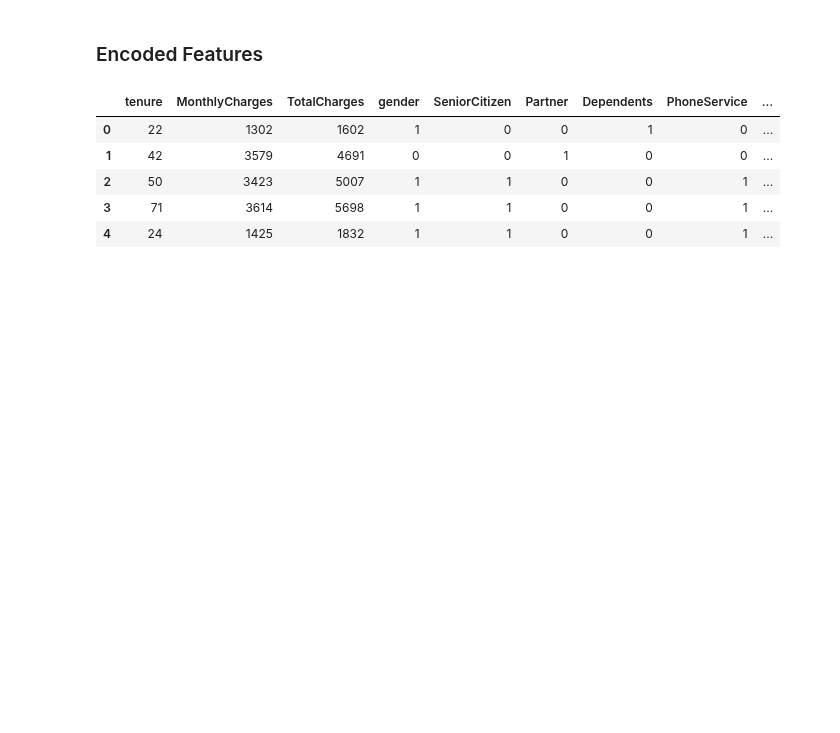
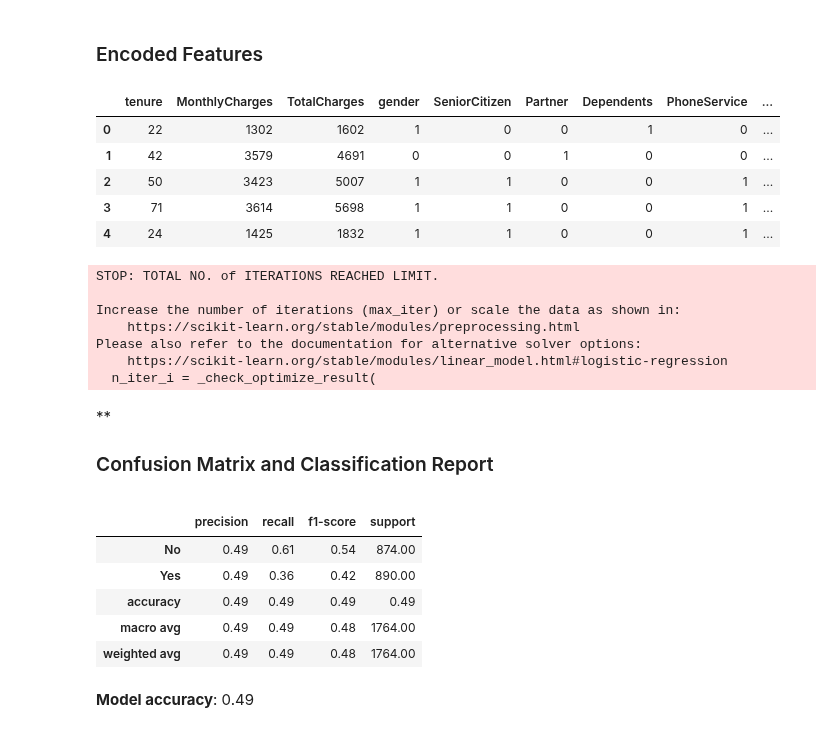
Before and after one commit to huixincai/customer-churn-analysis, a Jupyter notebook: Customer-churn-Analysis.ipynb, the cells around one changed output. Saved outputs shown, nothing was run; the diff lists cells and outputs as text; code cells hidden in the pictures; blank space fills up the shorter version.

```diff
--- a/Customer-churn-Analysis.ipynb
+++ b/Customer-churn-Analysis.ipynb
@@ -657,20 +656,37 @@ X_encoded.head()
 # %%
 # Split the dataset into training and testing sets
 X_train, X_test, y_train, y_test = train_test_split(X_encoded, y, test_size=0.3, random_state=42)
 
 # Initialize the logistic regression model
 model = LogisticRegression()
 
 # Fit the model on the training data
 model.fit(X_train, y_train)
 
 # Predict on the test data
 y_pred = model.predict(X_test)
 
 # Calculate accuracy
 accuracy = accuracy_score(y_test, y_pred)
-print(f"Accuracy: {accuracy:.2f}")
 
-# Display classification report
-print("Classification Report:")
-print(classification_report(y_test, y_pred))
+cr = classification_report(y_test, y_pred, output_dict=True)
+
+display(Markdown(f'**<h3> Confusion Matrix and Classification Report'))
+display(pd.DataFrame(cr).T.style.format(precision=2))
+Markdown(f'**Model accuracy**: {accuracy:.2f}')
+# %% [output]
+STOP: TOTAL NO. of ITERATIONS REACHED LIMIT.
+
+Increase the number of iterations (max_iter) or scale the data as shown in:
+    https://scikit-learn.org/stable/modules/preprocessing.html
+Please also refer to the documentation for alternative solver options:
+    https://scikit-learn.org/stable/modules/linear_model.html#logistic-regression
+  n_iter_i = _check_optimize_result(
+**<h3> Confusion Matrix and Classification Report
+|  | precision | recall | f1-score | support |
+| No | 0.49 | 0.61 | 0.54 | 874.00 |
+| Yes | 0.49 | 0.36 | 0.42 | 890.00 |
+| accuracy | 0.49 | 0.49 | 0.49 | 0.49 |
+| macro avg | 0.49 | 0.49 | 0.48 | 1764.00 |
+| weighted avg | 0.49 | 0.49 | 0.48 | 1764.00 |
+**Model accuracy**: 0.49
```
Also changed, not shown: parts of 2 cells of this notebook.
